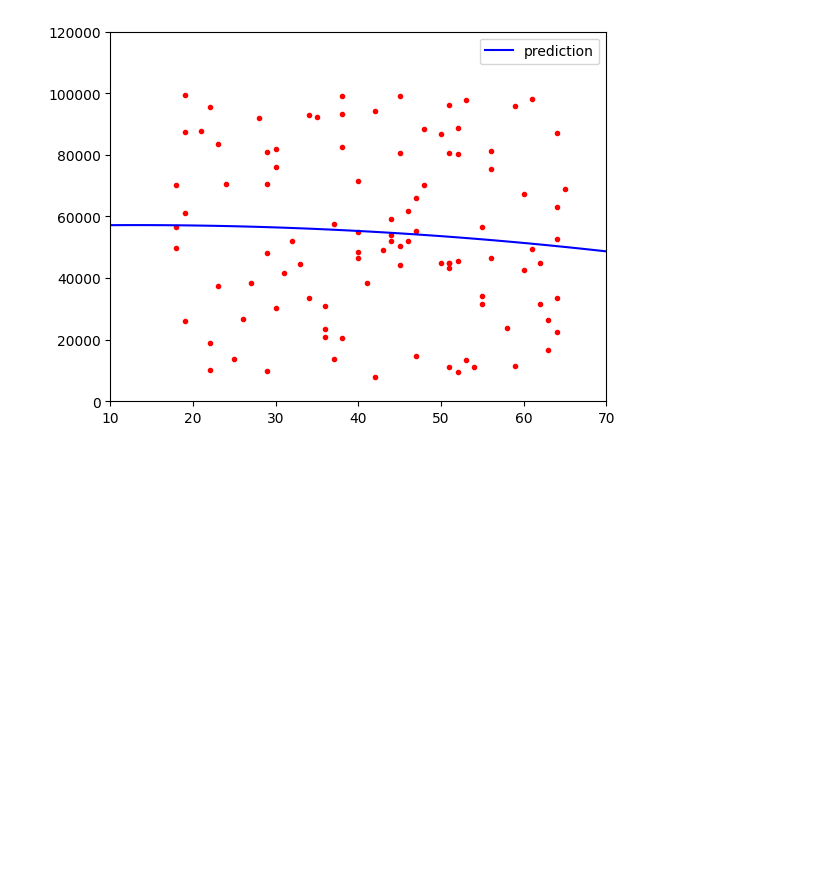
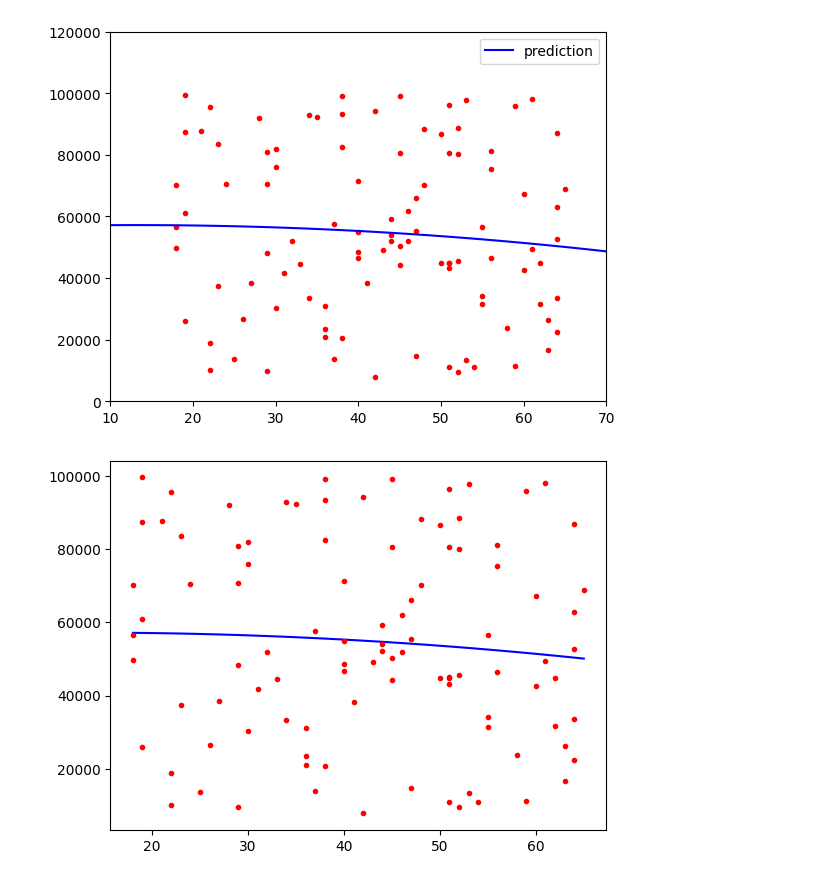
Before and after one commit to d940909492/machine-learning-practice, a Jupyter notebook: Linear_Regression/linear_regression.ipynb, the cells around one changed output. Drawn from its saved outputs; the diff is of its cells as text; code cells hidden in the pictures; blank space fills up the shorter version.

```diff
--- a/Linear_Regression/linear_regression.ipynb
+++ b/Linear_Regression/linear_regression.ipynb
@@ -93,7 +93,7 @@ ndata1 = np.genfromtxt("test0_1.csv", delimiter=",").transpose()
 x3 = ndata1[0].reshape(-1,1)
 y3 = ndata1[1]
 poly = PolynomialFeatures(degree = 2,include_bias = False)
-x3_poly = poly_features.fit_transform(x3)
+x3_poly = poly.fit_transform(x3)
 # %%
 lin_reg = LinearRegression()
 lin_reg.fit(x3_poly,y3)
@@ -120,3 +120,24 @@ plt.legend()
 plt.show()
 # %% [output]
 [figure]
+# %%
+from sklearn.pipeline import make_pipeline
+from sklearn.preprocessing import PolynomialFeatures, StandardScaler
+from sklearn.linear_model import LinearRegression
+
+def create_pipeline(degree):
+    return make_pipeline(PolynomialFeatures(degree=degree),StandardScaler(),LinearRegression())
+
+pipeline = create_pipeline(degree=2)
+pipeline.fit(x3, y3)
+predictions = pipeline.predict(x3)
+
+sorted_indices = np.argsort(x3, axis=0)
+sorted_x3 = np.sort(x3, axis=0)
+sorted_predictions = predictions[sorted_indices]
+
+plt.plot(sorted_x3, sorted_predictions, color='b')
+plt.plot(x3, y3, 'r.')
+plt.show()
+# %% [output]
+[figure, added]
```
Also changed, not shown: parts of 2 cells of this notebook.
